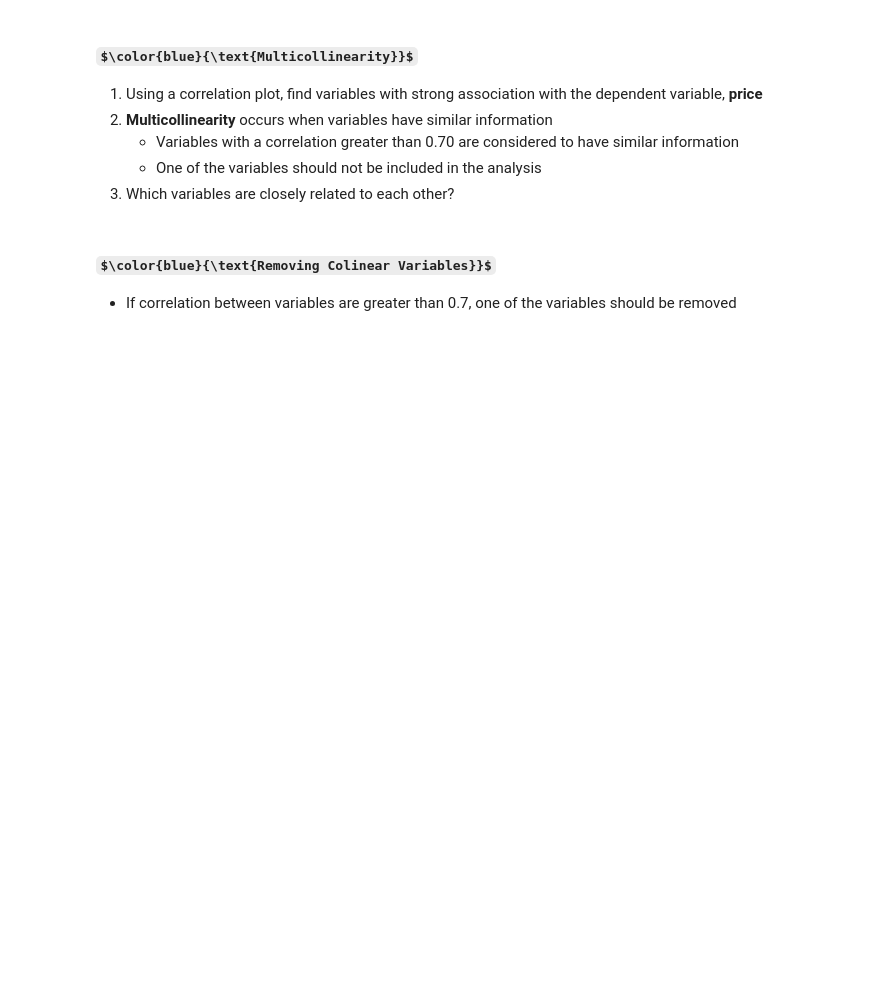
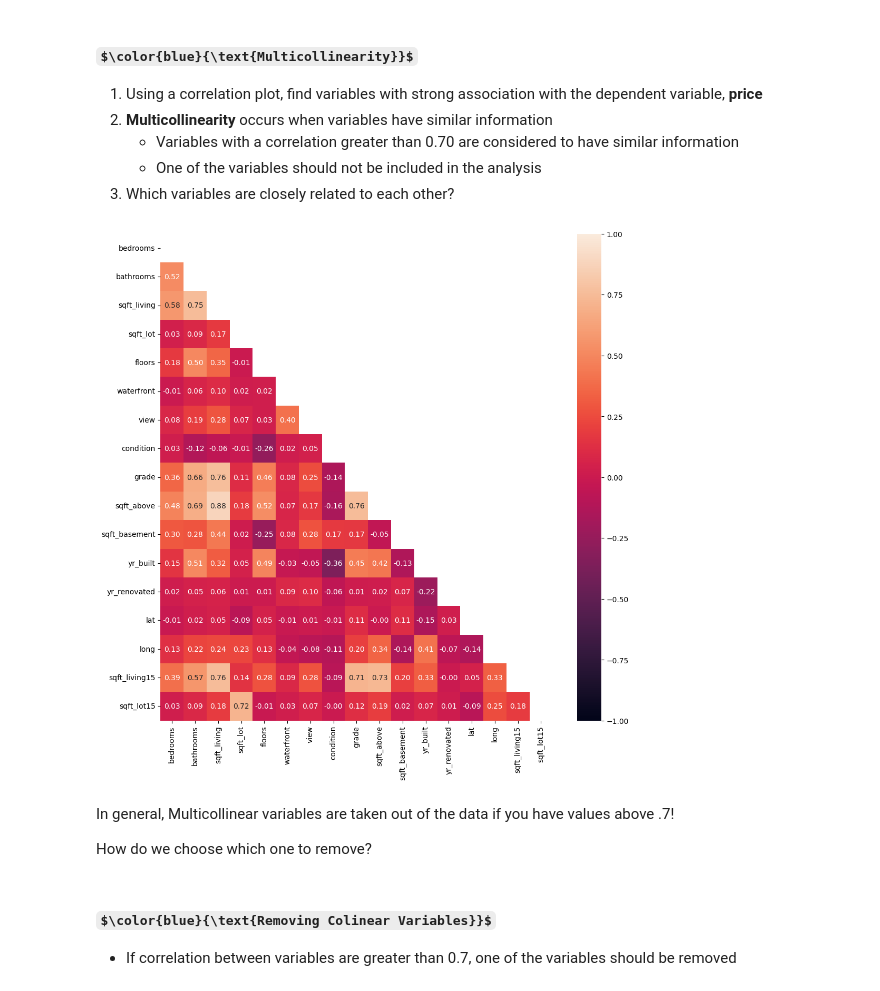
Before and after one commit to dBCooper2/bint-capstone, a Jupyter notebook: notebooks/Lec09_Multiple_Linear_Regression.ipynb, the cells around one changed output. Drawn from its saved outputs; the diff is of its cells as text; code cells hidden in the pictures; some formulas as TeX source; blank space fills up the shorter version.

```diff
--- a/notebooks/Lec09_Multiple_Linear_Regression.ipynb
+++ b/notebooks/Lec09_Multiple_Linear_Regression.ipynb
@@ -23,3 +23,6 @@ import numpy as np
 import matplotlib.pylab as plt
 # %% [markdown]
 ## $\color{red}{\text{Import Data}}$
+# %%
+df = pd.read_csv('/Users/dB/Documents/repos/github/bint-capstone/notebooks/data/housingData.csv')
+df.head()
@@ -45,6 +83,32 @@ import matplotlib.pylab as plt
     - Variables with a correlation greater than 0.70 are considered to have similar information
     - One of the variables should not be included in the analysis
 3. Which variables are closely related to each other?
+# %%
+from dython.nominal import associations
+import seaborn as sns
+
+def my_corrplot(df, dep_var):
+
+    # create a correlation matrix of all predictor variables using 'associations'
+    corr_matrix = associations(dataset=df.drop('price', axis=1), compute_only=True)['corr']
+
+    # Mask upper triangle of the corr heatmap ???
+    mask_upper = np.triu(np.ones_like(corr_matrix, dtype=bool))
+
+    # Plot
+    plt.figure(figsize=(12,12))
+    sns.heatmap(corr_matrix, annot=True, mask=mask_upper, fmt='.2f', vmin=-1, vmax=1)
+# %%
+to_drop = ['id', 'date','zipcode']
+new_df = df.drop(to_drop, axis=1)
+
+my_corrplot(new_df, new_df['price'])
+# %% [output]
+[figure, added]
+# %% [markdown]
+In general, Multicollinear variables are taken out of the data if you have values above .7!
+
+How do we choose which one to remove?
 # %% [markdown]
 ### $\color{blue}{\text{Removing Colinear Variables}}$
 - If correlation between variables are greater than 0.7, one of the variables should be removed
```
Also changed, not shown: parts of 18 cells of this notebook, 5 other files.
